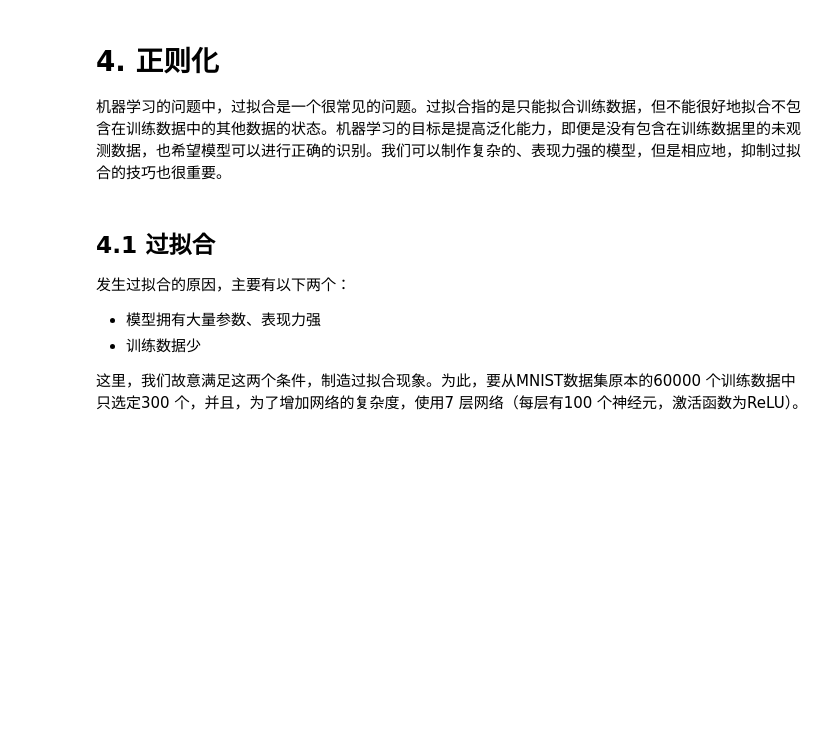
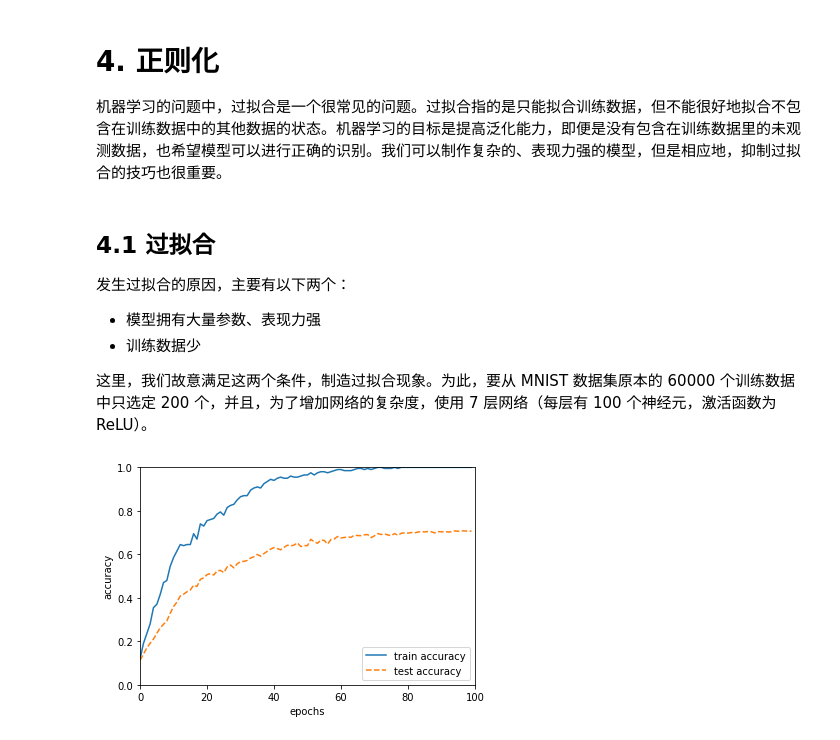
Before and after one commit to devonchenc/python-deep-learning, a Jupyter notebook: 12.Optimization_and_regularization.ipynb, the cells around one changed output. Cells and saved outputs as stored; diff of their text form; code cells hidden in the pictures; blank space fills up the shorter version.

```diff
--- a/12.Optimization_and_regularization.ipynb
+++ b/12.Optimization_and_regularization.ipynb
@@ -461,4 +461,49 @@ $$ y_i \leftarrow \gamma \hat x_i + \beta $$
 - 模型拥有大量参数、表现力强
 - 训练数据少
 
-这里，我们故意满足这两个条件，制造过拟合现象。为此，要从MNIST数据集原本的60000 个训练数据中只选定300 个，并且，为了增加网络的复杂度，使用7 层网络（每层有100 个神经元，激活函数为ReLU）。
+这里，我们故意满足这两个条件，制造过拟合现象。为此，要从 MNIST 数据集原本的 60000 个训练数据中只选定 200 个，并且，为了增加网络的复杂度，使用 7 层网络（每层有 100 个神经元，激活函数为 ReLU）。
+# %%
+from keras.datasets import mnist
+from demo_code.multi_layer_net import MultiLayerNet
+
+(train_images, train_labels), (test_images, test_labels) = mnist.load_data()
+train_images = train_images.astype(np.float32) / 255.0      # Normalization
+test_images = test_images.astype(np.float32) / 255.0      # Normalization
+# 为了过拟合，人为减少学习数据
+train_images = train_images[:200]
+train_labels = train_labels[:200]
+
+network = MultiLayerNet(input_size=784, hidden_size_list=[100, 100, 100, 100, 100, 100], output_size=10)
+optimizer = SGD(lr=0.01) # 用学习率为0.01的SGD更新参数
+max_epochs = 100
+train_size = train_images.shape[0]
+batch_size = 50
+train_acc_list = []
+test_acc_list = []
+iter_per_epoch = max(train_size / batch_size, 1)
+
+for i in range(int(iter_per_epoch) * max_epochs):
+    batch_mask = np.random.choice(train_size, batch_size)
+    images_batch = train_images[batch_mask]
+    labels_batch = train_labels[batch_mask]
+
+    grads = network.gradient(images_batch, labels_batch)
+    optimizer.update(network.params, grads)
+
+    if i % iter_per_epoch == 0:
+        train_acc = network.accuracy(train_images, train_labels)
+        test_acc = network.accuracy(test_images, test_labels)
+        train_acc_list.append(train_acc)
+        test_acc_list.append(test_acc)
+
+x = np.arange(max_epochs)
+plt.plot(x, train_acc_list, label='train accuracy')
+plt.plot(x, test_acc_list, linestyle="--", label='test accuracy')
+plt.xlim(0, max_epochs)
+plt.ylim(0, 1)
+plt.xlabel("epochs")
+plt.ylabel("accuracy")
+plt.legend(loc='lower right')
+plt.show()
+# %% [output]
+[figure, added]
```
Also changed, not shown: parts of 20 cells of this notebook, 1 other file.
